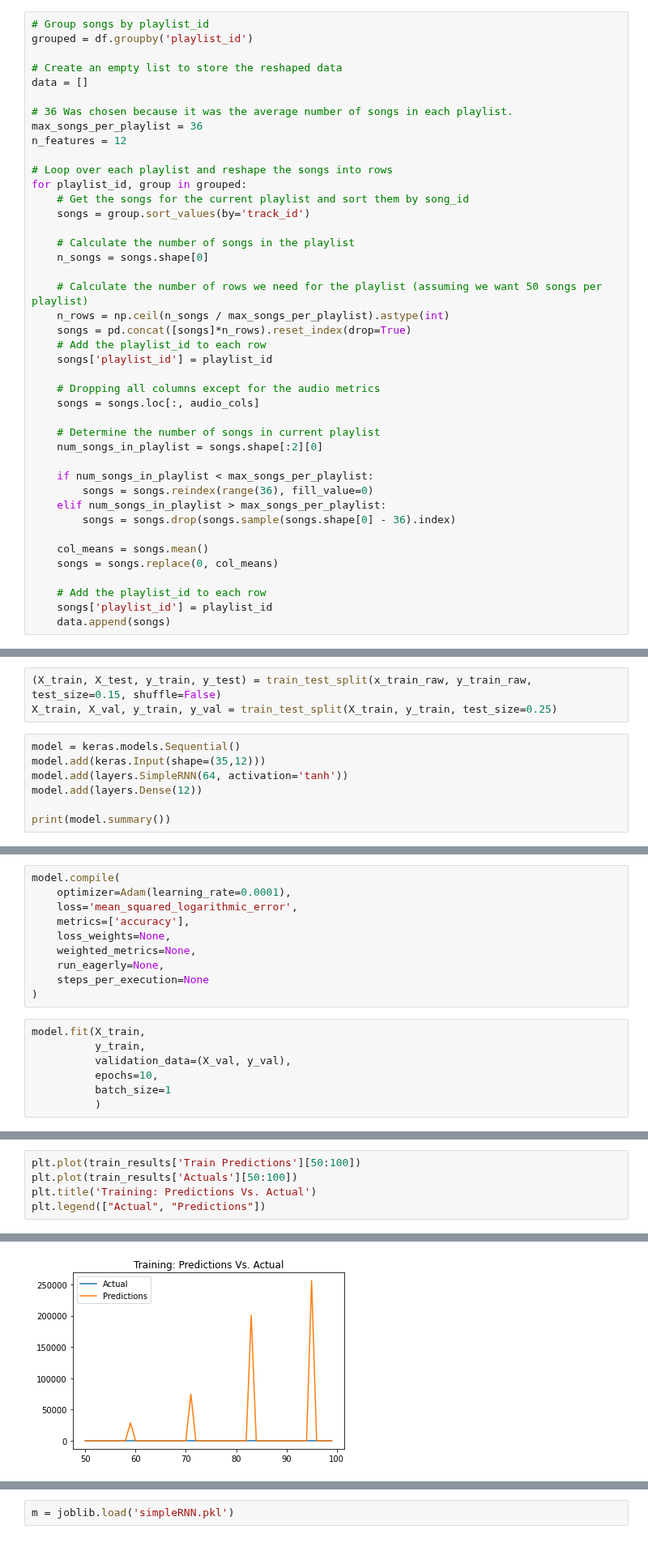
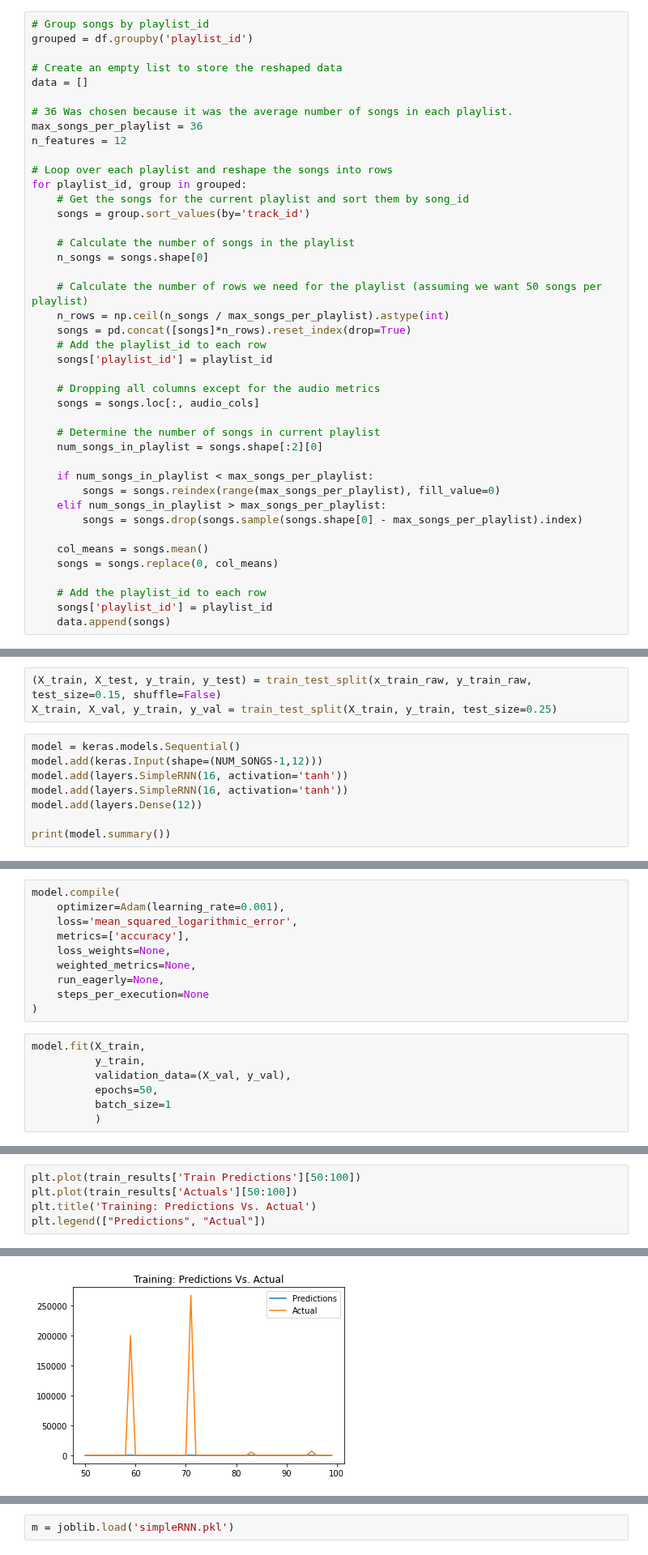
Before and after one commit to EricCallaway/Music_Recommendation_Application, a Jupyter notebook: training_model/RNN_recommendation.ipynb, the cells around one changed output, grey strips where cells are left out. Shown at 81% size. Drawn from its saved outputs; the diff is of its cells as text.

```diff
--- a/training_model/RNN_recommendation.ipynb
+++ b/training_model/RNN_recommendation.ipynb
@@ -74,9 +74,9 @@ for playlist_id, group in grouped:
     num_songs_in_playlist = songs.shape[:2][0]
 
     if num_songs_in_playlist < max_songs_per_playlist:
-        songs = songs.reindex(range(36), fill_value=0)
+        songs = songs.reindex(range(max_songs_per_playlist), fill_value=0)
     elif num_songs_in_playlist > max_songs_per_playlist:
-        songs = songs.drop(songs.sample(songs.shape[0] - 36).index)
+        songs = songs.drop(songs.sample(songs.shape[0] - max_songs_per_playlist).index)
 
     col_means = songs.mean()
     songs = songs.replace(0, col_means)
@@ -143,8 +143,9 @@ Testing Set (15%)
 X_train, X_val, y_train, y_val = train_test_split(X_train, y_train, test_size=0.25)
 # %%
 model = keras.models.Sequential()
-model.add(keras.Input(shape=(35,12)))
-model.add(layers.SimpleRNN(64, activation='tanh'))
+model.add(keras.Input(shape=(NUM_SONGS-1,12)))
+model.add(layers.SimpleRNN(16, activation='tanh'))
+model.add(layers.SimpleRNN(16, activation='tanh'))
 model.add(layers.Dense(12))
 
 print(model.summary())
@@ -165,7 +166,7 @@ _________________________________________________________________
 None
 # %%
 model.compile(
-    optimizer=Adam(learning_rate=0.0001),
+    optimizer=Adam(learning_rate=0.001),
     loss='mean_squared_logarithmic_error',
     metrics=['accuracy'],
     loss_weights=None,
@@ -177,7 +178,7 @@ model.compile(
 model.fit(X_train,
           y_train,
           validation_data=(X_val, y_val),
-          epochs=10,
+          epochs=50,
           batch_size=1
           )
 # %% [output]
@@ -223,11 +230,11 @@ train_results
 # %%
 plt.plot(train_results['Train Predictions'][50:100])
 plt.plot(train_results['Actuals'][50:100])
 plt.title('Training: Predictions Vs. Actual')
-plt.legend(["Actual", "Predictions"])
+plt.legend(["Predictions", "Actual"])
 # %% [output]
 <matplotlib.legend.Legend at 0x...>
-[figure, old version]
+[figure, new version]
 # %%
 val_predictions = model.predict(X_val).flatten()
 val_results = pd.DataFrame(data={'Validation Predictions':val_predictions.ravel(), 'Actuals':y_val.ravel()})
```
Also changed, not shown: parts of 9 cells of this notebook, 5 other files.
